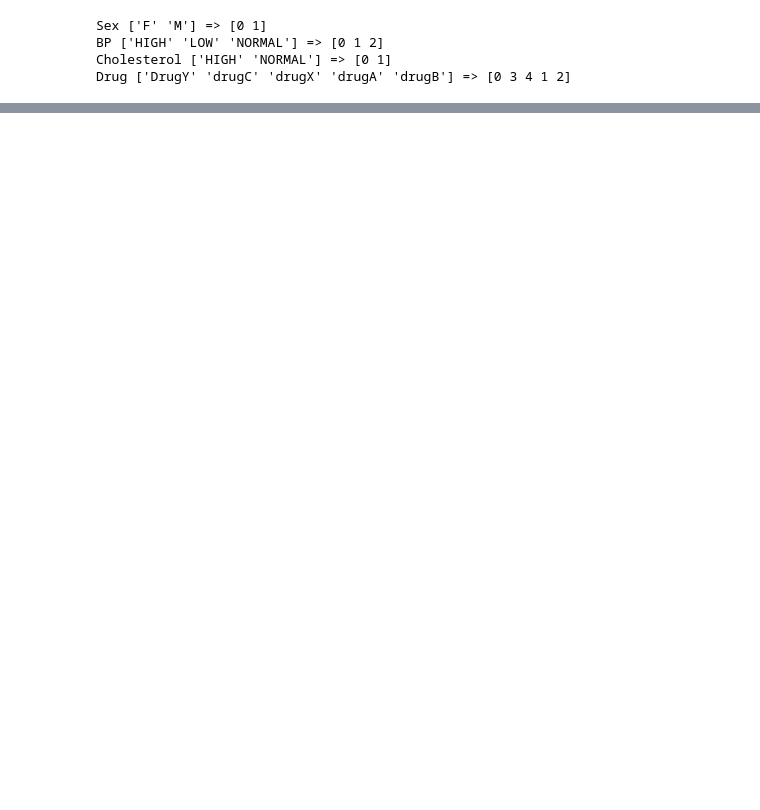
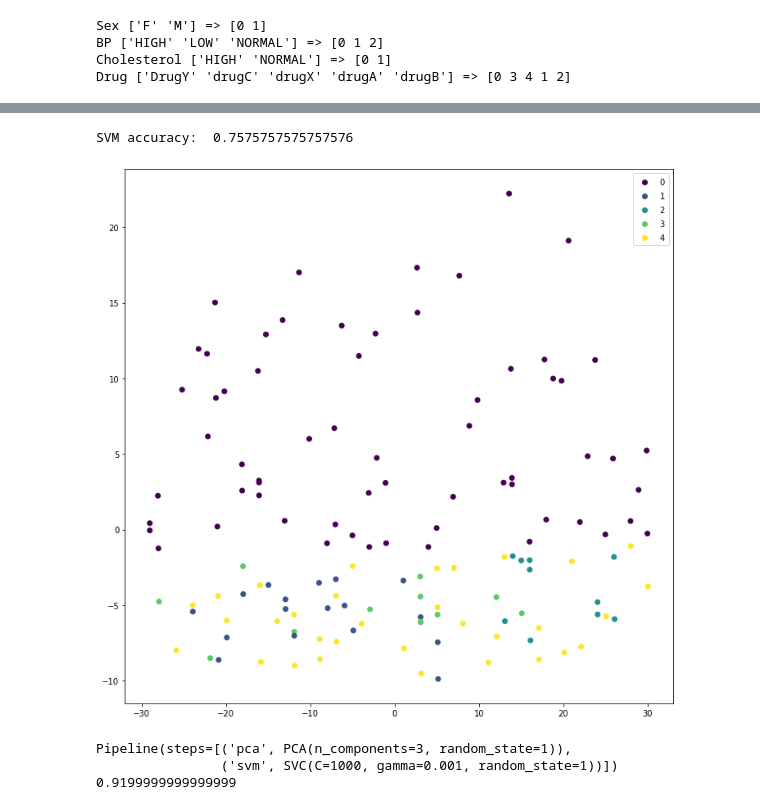
Before and after one commit to olehsamoilenko/PythonDS, a Jupyter notebook: Classification/drugs.ipynb, the cells around one changed output, grey strips where cells are left out. Saved outputs shown, nothing was run; the diff lists cells and outputs as text; code cells hidden in the pictures; blank space fills up the shorter version.

```diff
--- a/Classification/drugs.ipynb
+++ b/Classification/drugs.ipynb
@@ -114,12 +114,13 @@ X_train
 from sklearn.svm import SVC
 from sklearn.metrics import confusion_matrix
 
-svm = SVC()
-# TODO: SVC(kernel='linear)
+svm = SVC(kernel='linear', random_state=1)
 svm.fit(X_train, Y_train)
-# print(svm.support_vectors_)
 
 print('SVM accuracy: ', svm.score(X_test, Y_test))
 print('SVM confusion matrix:')
 print(confusion_matrix(Y_test, svm.predict(X_test))) # x - prediction, y - actual
+vec_lin = svm.support_vectors_
+
+del svm
 # %% [output]
@@ -142,0 +134,10 @@ print(confusion_matrix(Y_test, svm.predict(X_test))) # x - prediction, y - actua
+# %%
+svm_rbf = SVC(kernel='rbf', random_state=1)
+svm_rbf.fit(X_train, Y_train)
+
+print('SVM_rbf (rbf) accuracy: ', svm_rbf.score(X_test, Y_test))
+print('SVM_rbf (rbf) confusion matrix:')
+print(confusion_matrix(Y_test, svm_rbf.predict(X_test)))
+vec_rbf = svm_rbf.support_vectors_
+
+del svm_rbf
@@ -159,0 +231,44 @@ Random forest confusion matrix:
+# %%
+# X_train, X_test, Y_train, Y_test = train_test_split(X, Y, random_state=1)
+pca = PCA(n_components=2, random_state=1)
+X_train_reduced = pca.fit_transform(X_train)
+
+svm = SVC(C=1, kernel='linear', random_state=1)
+svm.fit(X_train_reduced, Y_train)
+
+X_test_reduced = pca.transform(X_test)
+print('SVM accuracy: ', svm.score(X_test_reduced, Y_test))
+
+fig, ax = plt.subplots(figsize=(12,12))
+scatter = ax.scatter(X_train_reduced[:, 0], X_train_reduced[:, 1], c=Y_train)
+handles, labels = scatter.legend_elements()
+ax.legend(handles, labels)
+plt.show()
+
+del pca
+del svm
+# %% [output]
+SVM accuracy:  0.7575757575757576
+[figure, added]
+# %%
+from sklearn.pipeline import Pipeline
+
+pca = PCA(random_state=1)
+svm = SVC(random_state=1)
+pipe = Pipeline(steps=[('pca', pca), ('svm', svm)])
+
+param_grid = [
+    {'pca__n_components': [1, 2, 3, 4], 'svm__C': [1, 10, 100, 1000], 'svm__kernel': ['linear']},
+    {'pca__n_components': [1, 2, 3, 4], 'svm__C': [1, 10, 100, 1000], 'svm__kernel': ['rbf'], 'svm__gamma': [1, 0.01, 0.001, 0.0001]},
+]
+
+cv = GridSearchCV(estimator=pipe, param_grid=param_grid, n_jobs=-1)
+cv.fit(X, Y)
+
+print(cv.best_estimator_)
+print(cv.best_score_)
+# cv.cv_results_['params'][cv.best_index_]
+# %% [output]
+Pipeline(steps=[('pca', PCA(n_components=3, random_state=1)),
+                ('svm', SVC(C=1000, gamma=0.001, random_state=1))])
+0.9199999999999999
```
Also changed, not shown: parts of 13 cells of this notebook.
